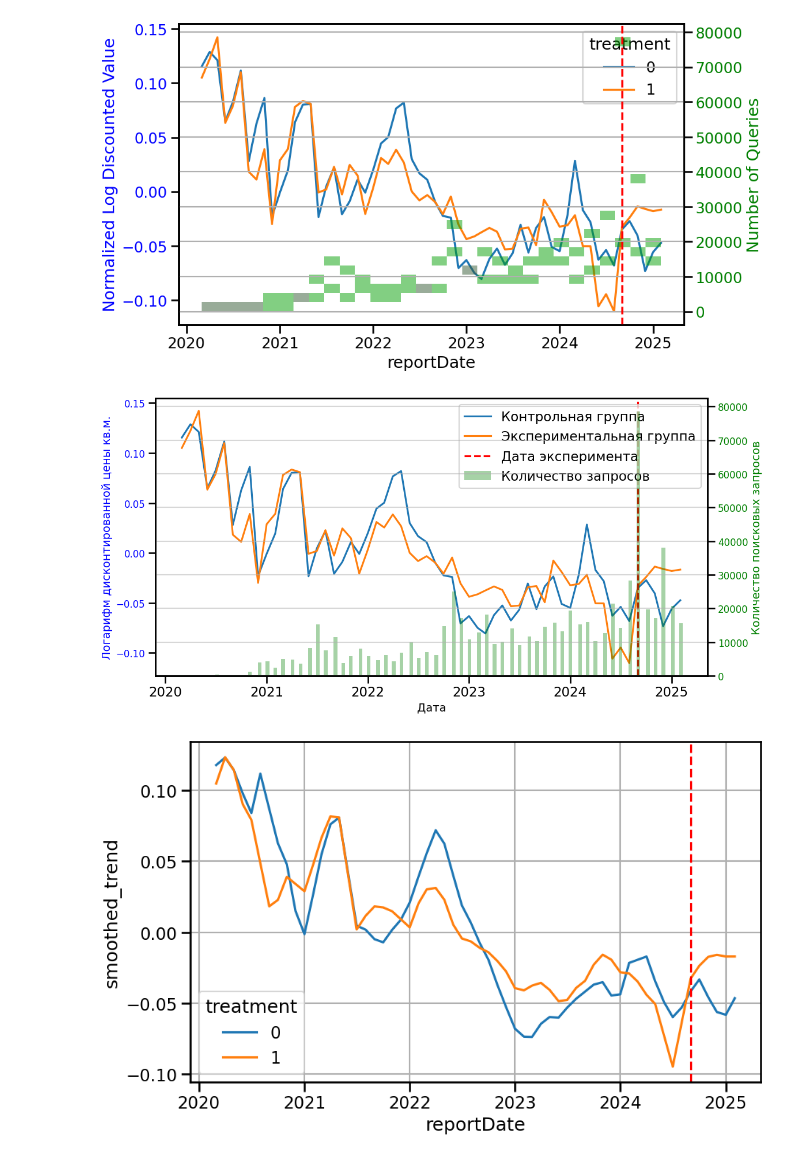
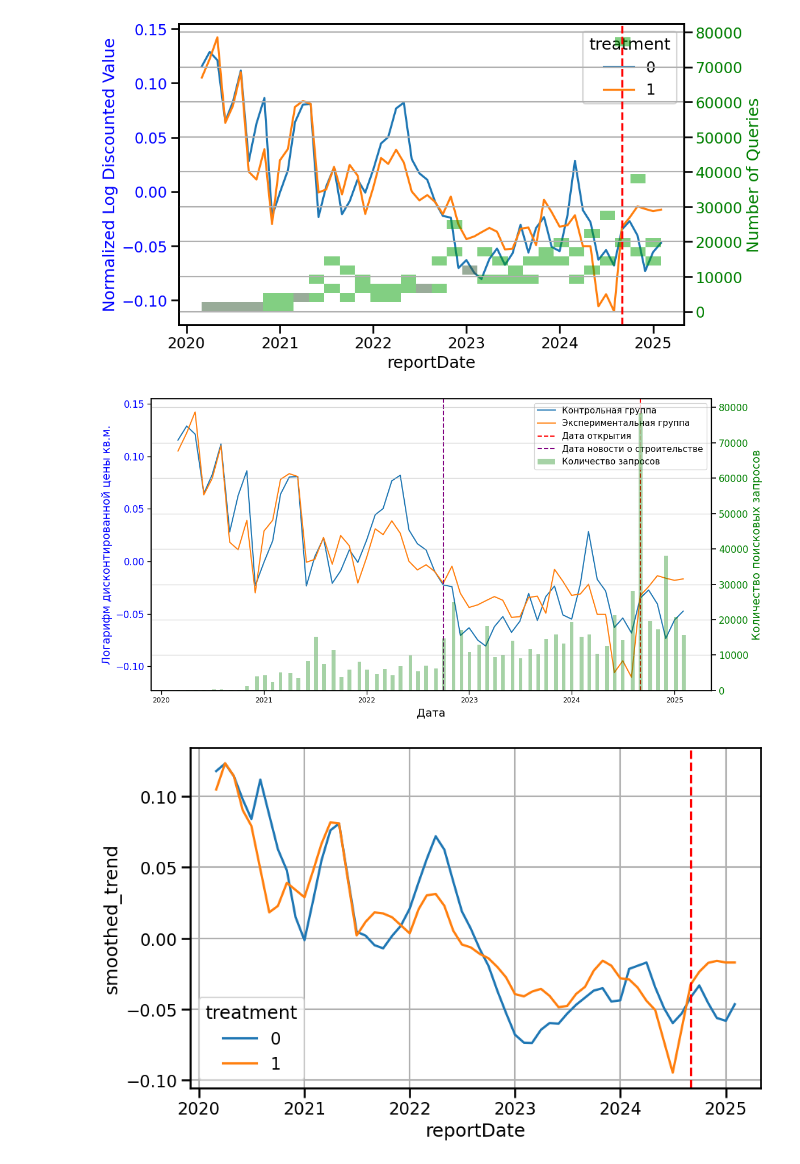
Before and after one commit to andrewch28/Cian, a Jupyter notebook: cian.ipynb, the cells around one changed output. Cells and saved outputs as stored; diff of their text form; code cells hidden in the pictures.

```diff
--- a/cian.ipynb
+++ b/cian.ipynb
@@ -551,7 +482,7 @@ See the caveats in the documentation: https://pandas.pydata.org/pandas-docs/stab
 # %%
 fig, ax1 = plt.subplots(figsize=(12, 6))
 queires_plot_weekly = queires_plot.resample('W-Mon', on='reportDate').sum().reset_index()
-sns.set_context("talk")
+sns.set_context("notebook")
 # Линии normalized_log_discounted_value по treatment
 sns.lineplot(data=merged_table_grouped, x='reportDate', y='normalized_log_discounted_value',
              hue='treatment', ax=ax1)
@@ -564,35 +495,36 @@ ax2 = ax1.twinx()
 
 # Столбики по числу запросов (здесь weekly-агрегированные данные)
 ax2.bar(queires_plot_weekly['reportDate'],
         queires_plot_weekly['Number of queries'],
         width=13, color='green', alpha=0.35, label='Queries (weekly)', align='center')
 
 ax2.set_ylabel("Количество поисковых запросов", color='green', fontsize=14)
 ax2.tick_params(axis='y', labelcolor='green')
 
 # Вертикальная линия для даты интервенции
 ax1.axvline(x=pd.Timestamp("2024-09-01"), color='red', linestyle='--', label='Intervention Date')
+ax1.axvline(x=pd.Timestamp("2022-10-01"), color='purple', linestyle='--', label='Intervention Date2')
 
 # Сделать одинаковый размер шрифта для значений на осях Y
 ax1.tick_params(axis='y', labelsize=12)  # левая ось Y
 ax2.tick_params(axis='y', labelsize=12)  # правая ось Y
 
 
 # Собираем все элементы легенды вручную
 handles1, labels1 = ax1.get_legend_handles_labels()
 handles2, labels2 = ax2.get_legend_handles_labels()
 
 # Переопределим подписи для линий (предположим, что есть два значения hue — 0 и 1)
-custom_labels = ['Контрольная группа', 'Экспериментальная группа', 'Дата эксперимента']
+custom_labels = ['Контрольная группа', 'Экспериментальная группа', 'Дата открытия', "Дата новости о строительстве"]
 ax1.legend(handles1 + handles2, custom_labels + ['Количество запросов'], loc='upper right')
 #plt.title("Проверка параллельности претрендов", fontsize=18)
 
 plt.grid(True, alpha=0.5)
 plt.tight_layout()
 plt.savefig("pretrend_bar_overlay.png", dpi=300)
 plt.show()
 # %% [output]
-[figure, old version]
+[figure, new version]
 # %%
 lowess_frac = 0.07 #чем больше, тем плавнее линия
 for treatment_group in merged_table_grouped['treatment'].unique():
```
Also changed, not shown: parts of 25 cells of this notebook, 4 other files.
